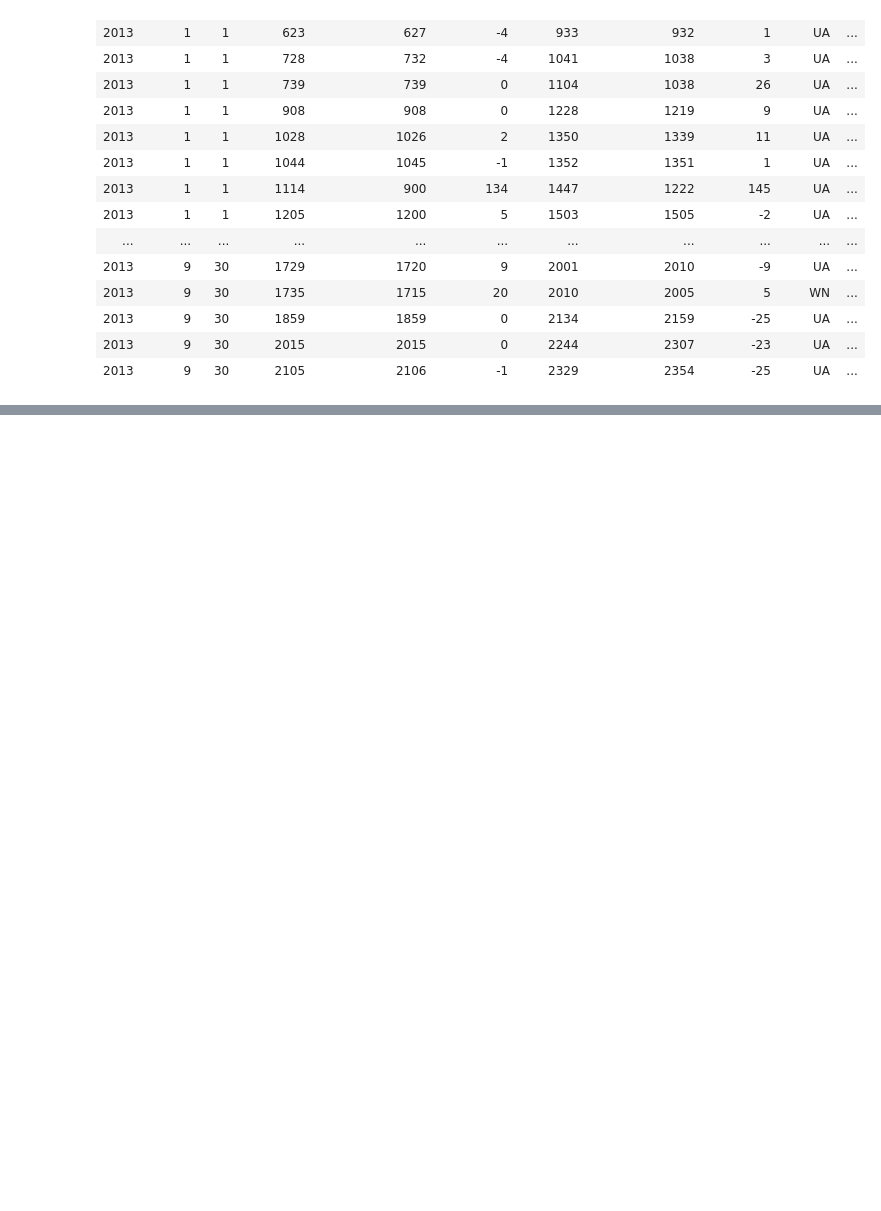
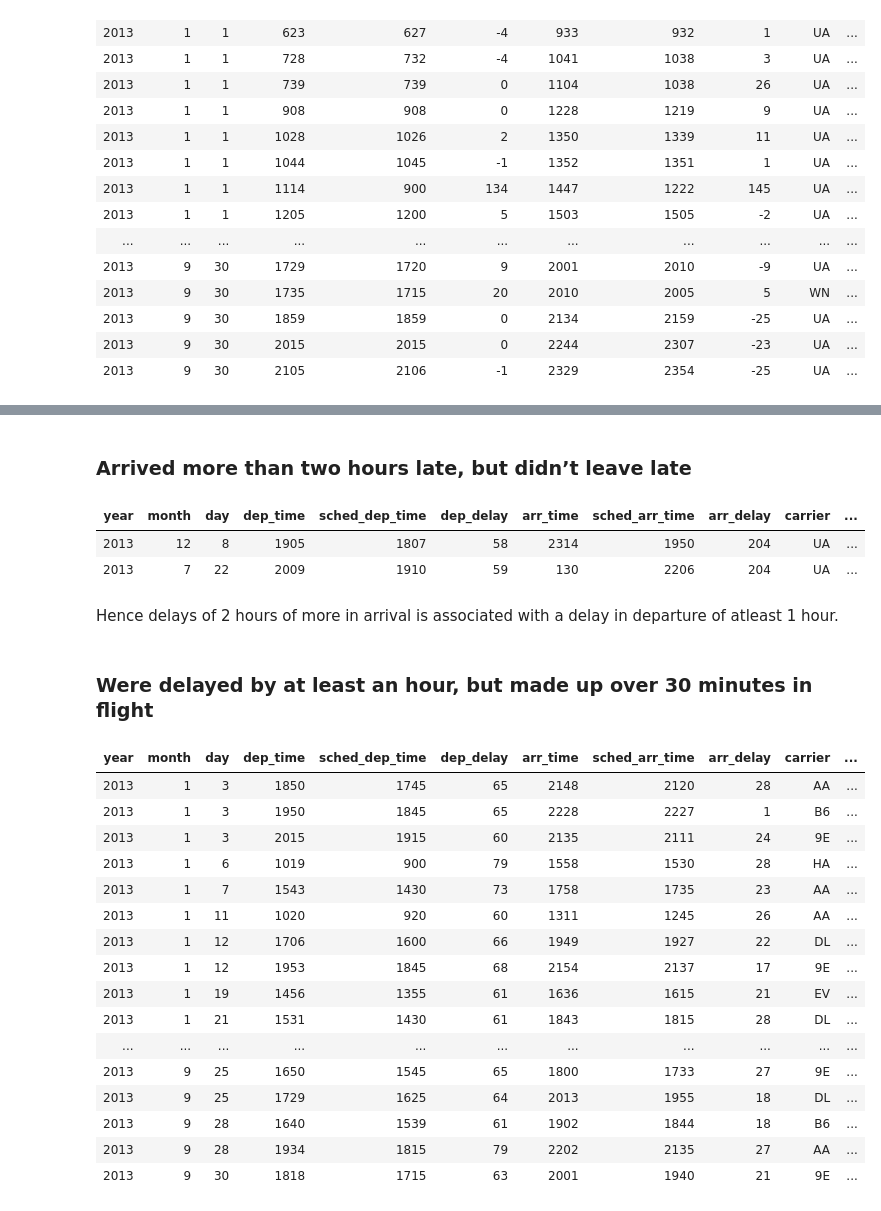
Before and after one commit to infinite-Joy/programming-languages, a Jupyter notebook: r-lang/data transformations in R.ipynb, the cells around one changed output, grey strips where cells are left out. Saved outputs shown, nothing was run; the diff lists cells and outputs as text; code cells hidden in the pictures; blank space fills up the shorter version.

```diff
--- a/r-lang/data transformations in R.ipynb
+++ b/r-lang/data transformations in R.ipynb
@@ -166,0 +185,34 @@ filter(flights, dest == "IAH" | dest == "HOU")
+# %% [markdown]
+### Arrived more than two hours late, but didn’t leave late
+# %%
+filter(flights,
+       abs(dep_delay) < 60 & arr_delay > 200)
+# %% [output]
+| year | month | day | dep_time | sched_dep_time | dep_delay | arr_time | sched_arr_time | arr_delay | carrier | ... |
+| 2013 | 12 | 8 | 1905 | 1807 | 58 | 2314 | 1950 | 204 | UA | ... |
+| 2013 | 7 | 22 | 2009 | 1910 | 59 | 130 | 2206 | 204 | UA | ... |
+# %% [markdown]
+Hence delays of 2 hours of more in arrival  is associated with a delay in departure of atleast 1 hour.
+# %% [markdown]
+### Were delayed by at least an hour, but made up over 30 minutes in flight
+# %%
+filter(flights,
+       abs(dep_delay) > 59 & arr_delay < 30)
+# %% [output]
+| year | month | day | dep_time | sched_dep_time | dep_delay | arr_time | sched_arr_time | arr_delay | carrier | ... |
+| 2013 | 1 | 3 | 1850 | 1745 | 65 | 2148 | 2120 | 28 | AA | ... |
+| 2013 | 1 | 3 | 1950 | 1845 | 65 | 2228 | 2227 | 1 | B6 | ... |
+| 2013 | 1 | 3 | 2015 | 1915 | 60 | 2135 | 2111 | 24 | 9E | ... |
+| 2013 | 1 | 6 | 1019 | 900 | 79 | 1558 | 1530 | 28 | HA | ... |
+| 2013 | 1 | 7 | 1543 | 1430 | 73 | 1758 | 1735 | 23 | AA | ... |
+| 2013 | 1 | 11 | 1020 | 920 | 60 | 1311 | 1245 | 26 | AA | ... |
+| 2013 | 1 | 12 | 1706 | 1600 | 66 | 1949 | 1927 | 22 | DL | ... |
+| 2013 | 1 | 12 | 1953 | 1845 | 68 | 2154 | 2137 | 17 | 9E | ... |
+| 2013 | 1 | 19 | 1456 | 1355 | 61 | 1636 | 1615 | 21 | EV | ... |
+| 2013 | 1 | 21 | 1531 | 1430 | 61 | 1843 | 1815 | 28 | DL | ... |
+| ... | ... | ... | ... | ... | ... | ... | ... | ... | ... | ... |
+| 2013 | 9 | 25 | 1650 | 1545 | 65 | 1800 | 1733 | 27 | 9E | ... |
+| 2013 | 9 | 25 | 1729 | 1625 | 64 | 2013 | 1955 | 18 | DL | ... |
+| 2013 | 9 | 28 | 1640 | 1539 | 61 | 1902 | 1844 | 18 | B6 | ... |
+| 2013 | 9 | 28 | 1934 | 1815 | 79 | 2202 | 2135 | 27 | AA | ... |
+| 2013 | 9 | 30 | 1818 | 1715 | 63 | 2001 | 1940 | 21 | 9E | ... |
```
Also changed, not shown: parts of 15 cells of this notebook, 1 other file.
